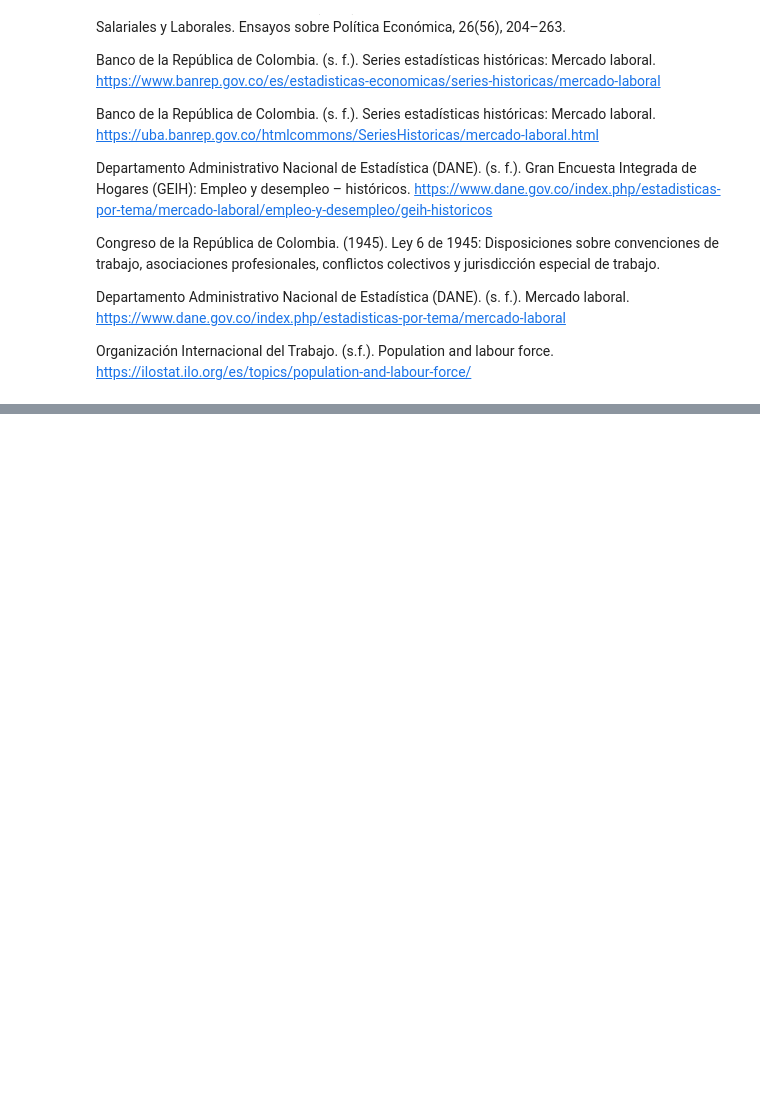
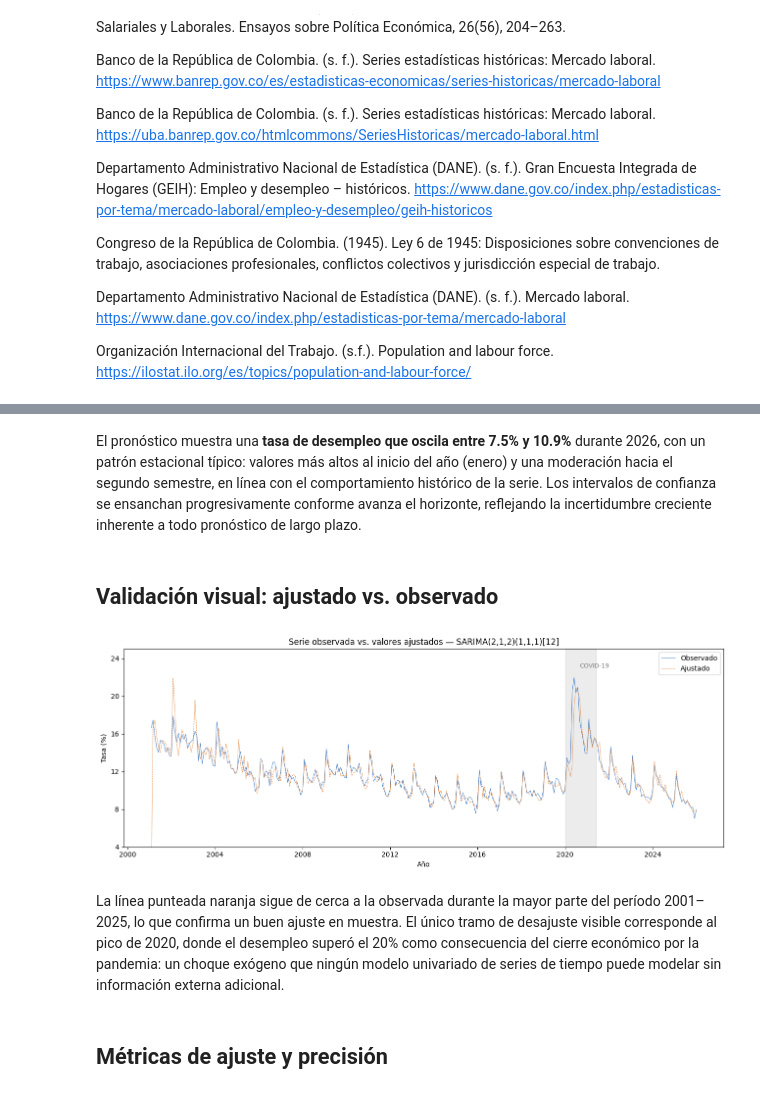
Before and after one commit to dev-boolean/book_py, a Jupyter notebook: _sources/MLC.ipynb, the cells around one changed output, grey strips where cells are left out. Drawn from its saved outputs; the diff is of its cells as text; code cells hidden in the pictures; blank space fills up the shorter version.

```diff
--- a/_sources/MLC.ipynb
+++ b/_sources/MLC.ipynb
@@ -741,0 +1014,36 @@ Organización Internacional del Trabajo. (s.f.). Population and labour force. ht
+# %% [markdown]
+El pronóstico muestra una **tasa de desempleo que oscila entre 7.5% y 10.9%** durante 2026, con un patrón estacional típico: valores más altos al inicio del año (enero) y una moderación hacia el segundo semestre, en línea con el comportamiento histórico de la serie. Los intervalos de confianza se ensanchan progresivamente conforme avanza el horizonte, reflejando la incertidumbre creciente inherente a todo pronóstico de largo plazo.
+# %% [markdown]
+## Validación visual: ajustado vs. observado
+# %%
+fig, ax = plt.subplots(figsize=(13, 5))
+
+ajustados = modelo_final.fittedvalues
+
+ax.plot(ts_desempleo_nacional.index, ts_desempleo_nacional.values,
+        color='#3876c4', linewidth=0.65, label='Observado')
+ax.plot(ts_desempleo_nacional.index, ajustados.values,
+        color='#e07b2a', linewidth=0.65, linestyle='--', label='Ajustado')
+
+# Franja COVID-19
+ax.axvspan(pd.Timestamp('2020-01-01'), pd.Timestamp('2021-06-01'),
+           alpha=0.15, color='grey')
+ax.text(pd.Timestamp('2020-09-01'), 23,
+        'COVID-19', size=9, color='grey')
+
+ax.set_ylim(4, 25)
+ax.set_yticks(range(4, 25, 4))
+ax.xaxis.set_major_formatter(mdates.DateFormatter('%Y'))
+ax.set_title('Serie observada vs. valores ajustados — SARIMA(2,1,2)(1,1,1)[12]',
+             fontsize=12)
+ax.set_xlabel('Año')
+ax.set_ylabel('Tasa (%)')
+ax.legend(loc='upper right')
+plt.tight_layout()
+plt.show()
+# %% [output]
+[figure, added]
+# %% [markdown]
+La línea punteada naranja sigue de cerca a la observada durante la mayor parte del período 2001–2025, lo que confirma un buen ajuste en muestra. El único tramo de desajuste visible corresponde al pico de 2020, donde el desempleo superó el 20% como consecuencia del cierre económico por la pandemia: un choque exógeno que ningún modelo univariado de series de tiempo puede modelar sin información externa adicional.
+# %% [markdown]
+## Métricas de ajuste y precisión
```
Also changed, not shown: parts of 30 cells of this notebook, 6 other files.
